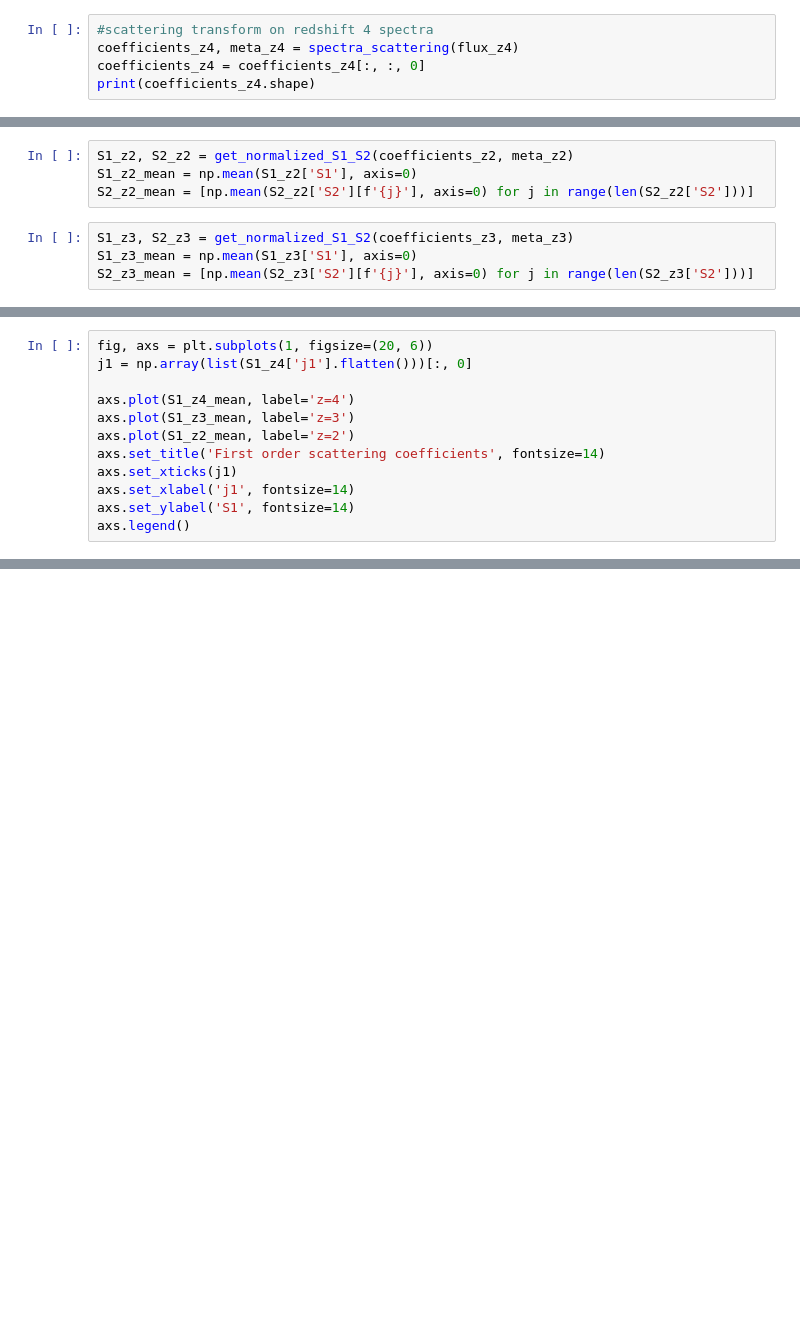
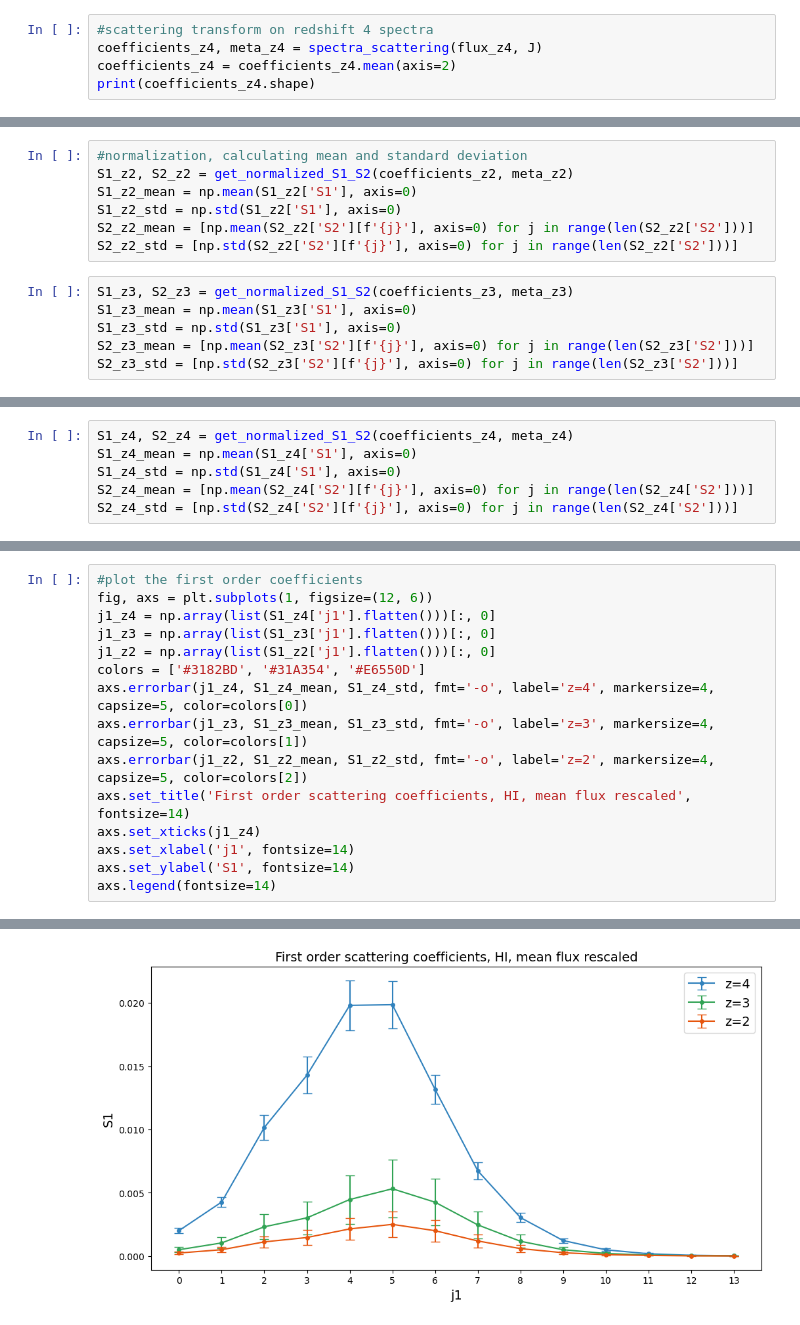
Before and after one commit to ryu-ship-it/lyman_alpha_scattering_transform, a Jupyter notebook: Hydrogen_redshift_compare.ipynb, the cells around one changed output, grey strips where cells are left out. Drawn from its saved outputs; the diff is of its cells as text; blank space fills up the shorter version.

```diff
--- a/Hydrogen_redshift_compare.ipynb
+++ b/Hydrogen_redshift_compare.ipynb
@@ -115,5 +63,5 @@ print(coefficients_z3.shape)
 # %%
 #scattering transform on redshift 4 spectra
-coefficients_z4, meta_z4 = spectra_scattering(flux_z4)
-coefficients_z4 = coefficients_z4[:, :, 0]
+coefficients_z4, meta_z4 = spectra_scattering(flux_z4, J)
+coefficients_z4 = coefficients_z4.mean(axis=2)
 print(coefficients_z4.shape)
@@ -120,8 +70,13 @@ print(coefficients_z4.shape)
 # %%
+#normalization, calculating mean and standard deviation
 S1_z2, S2_z2 = get_normalized_S1_S2(coefficients_z2, meta_z2)
 S1_z2_mean = np.mean(S1_z2['S1'], axis=0)
+S1_z2_std = np.std(S1_z2['S1'], axis=0)
 S2_z2_mean = [np.mean(S2_z2['S2'][f'{j}'], axis=0) for j in range(len(S2_z2['S2']))]
+S2_z2_std = [np.std(S2_z2['S2'][f'{j}'], axis=0) for j in range(len(S2_z2['S2']))]
 # %%
 S1_z3, S2_z3 = get_normalized_S1_S2(coefficients_z3, meta_z3)
 S1_z3_mean = np.mean(S1_z3['S1'], axis=0)
+S1_z3_std = np.std(S1_z3['S1'], axis=0)
 S2_z3_mean = [np.mean(S2_z3['S2'][f'{j}'], axis=0) for j in range(len(S2_z3['S2']))]
+S2_z3_std = [np.std(S2_z3['S2'][f'{j}'], axis=0) for j in range(len(S2_z3['S2']))]
@@ -132,3 +83,9 @@ S2_z4_mean = [np.mean(S2_z4['S2'][f'{j}'], axis=0) for j in range(len(S2_z4['S2'
+# %%
+S1_z4, S2_z4 = get_normalized_S1_S2(coefficients_z4, meta_z4)
+S1_z4_mean = np.mean(S1_z4['S1'], axis=0)
+S1_z4_std = np.std(S1_z4['S1'], axis=0)
+S2_z4_mean = [np.mean(S2_z4['S2'][f'{j}'], axis=0) for j in range(len(S2_z4['S2']))]
+S2_z4_std = [np.std(S2_z4['S2'][f'{j}'], axis=0) for j in range(len(S2_z4['S2']))]
 # %%
 #plot redshift 4 spectra
 n = 100
@@ -149,12 +109,16 @@ fig.tight_layout()
 # %%
-fig, axs = plt.subplots(1, figsize=(20, 6))
-j1 = np.array(list(S1_z4['j1'].flatten()))[:, 0]
-
-axs.plot(S1_z4_mean, label='z=4')
-axs.plot(S1_z3_mean, label='z=3')
-axs.plot(S1_z2_mean, label='z=2')
-axs.set_title('First order scattering coefficients', fontsize=14)
-axs.set_xticks(j1)
+#plot the first order coefficients
+fig, axs = plt.subplots(1, figsize=(12, 6))
+j1_z4 = np.array(list(S1_z4['j1'].flatten()))[:, 0]
+j1_z3 = np.array(list(S1_z3['j1'].flatten()))[:, 0]
+j1_z2 = np.array(list(S1_z2['j1'].flatten()))[:, 0]
+colors = ['#3182BD', '#31A354', '#E6550D']
+axs.errorbar(j1_z4, S1_z4_mean, S1_z4_std, fmt='-o', label='z=4', markersize=4, capsize=5, color=colors[0])
+axs.errorbar(j1_z3, S1_z3_mean, S1_z3_std, fmt='-o', label='z=3', markersize=4, capsize=5, color=colors[1])
+axs.errorbar(j1_z2, S1_z2_mean, S1_z2_std, fmt='-o', label='z=2', markersize=4, capsize=5, color=colors[2])
+axs.set_title('First order scattering coefficients, HI, mean flux rescaled', fontsize=14)
+axs.set_xticks(j1_z4)
 axs.set_xlabel('j1', fontsize=14)
 axs.set_ylabel('S1', fontsize=14)
-axs.legend()
+axs.legend(fontsize=14)
+# %% [output]
@@ -161 +126,2 @@ axs.legend()
+[figure, added]
 # %%
```
Also changed, not shown: parts of 25 cells of this notebook.
